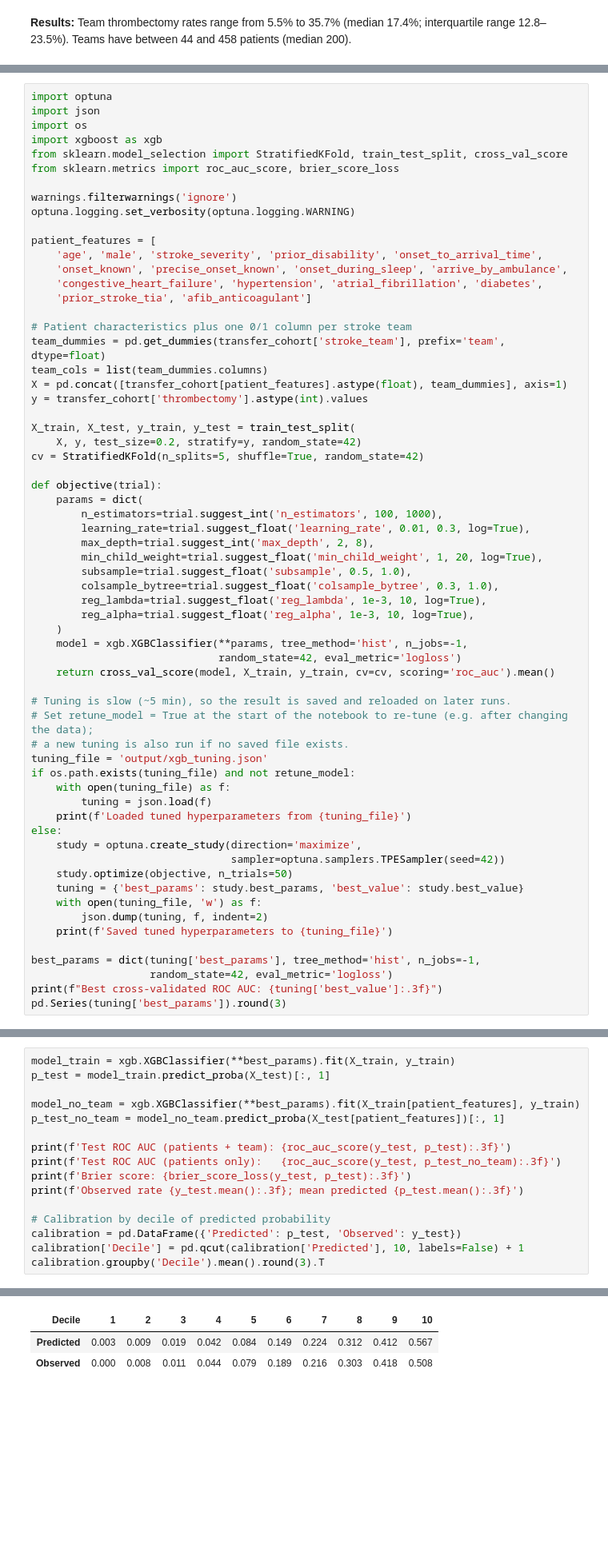
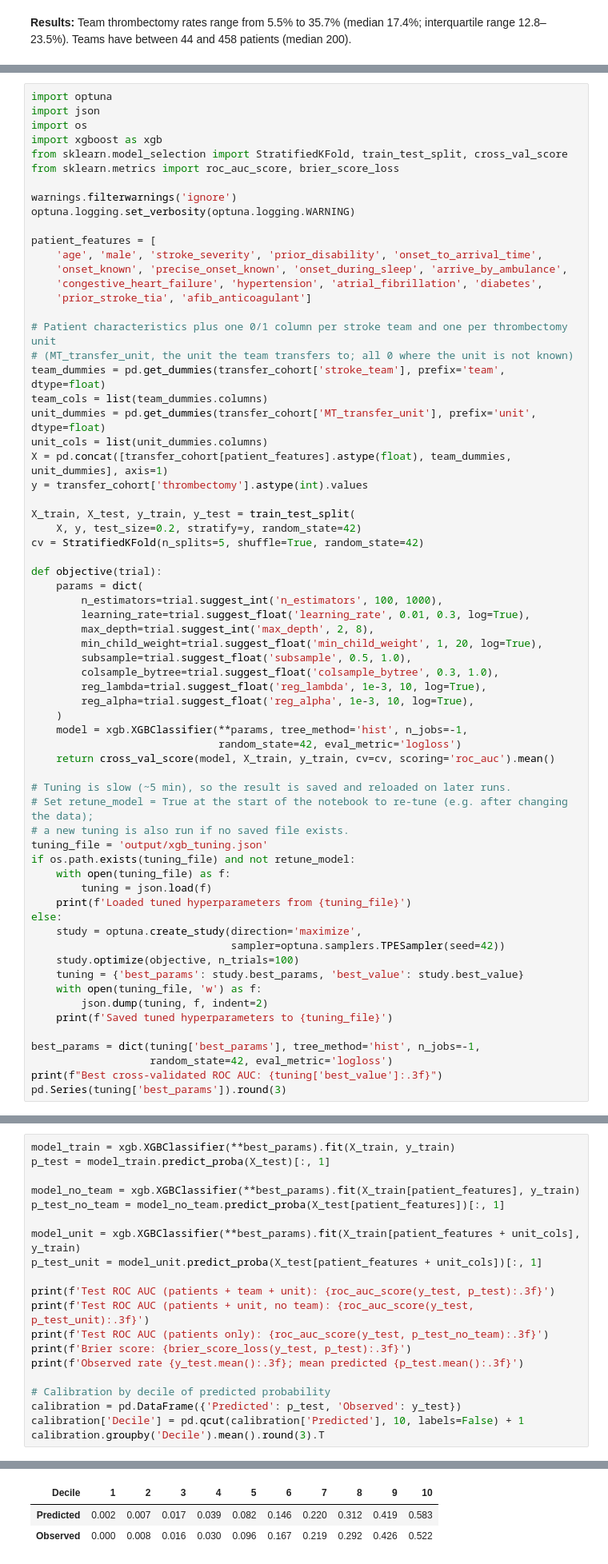
Before and after one commit to samuel-book/samuel-3, a Jupyter notebook: 1_descriptive_stats/02_thrombctomy.ipynb, the cells around one changed output, grey strips where cells are left out. Shown at 80% size. Saved outputs shown, nothing was run; the diff lists cells and outputs as text; blank space fills up the shorter version.

```diff
--- a/1_descriptive_stats/02_thrombctomy.ipynb
+++ b/1_descriptive_stats/02_thrombctomy.ipynb
@@ -730,10 +742,13 @@ patient_features = [
     'congestive_heart_failure', 'hypertension', 'atrial_fibrillation', 'diabetes',
     'prior_stroke_tia', 'afib_anticoagulant']
 
-# Patient characteristics plus one 0/1 column per stroke team
+# Patient characteristics plus one 0/1 column per stroke team and one per thrombectomy unit
+# (MT_transfer_unit, the unit the team transfers to; all 0 where the unit is not known)
 team_dummies = pd.get_dummies(transfer_cohort['stroke_team'], prefix='team', dtype=float)
 team_cols = list(team_dummies.columns)
-X = pd.concat([transfer_cohort[patient_features].astype(float), team_dummies], axis=1)
+unit_dummies = pd.get_dummies(transfer_cohort['MT_transfer_unit'], prefix='unit', dtype=float)
+unit_cols = list(unit_dummies.columns)
+X = pd.concat([transfer_cohort[patient_features].astype(float), team_dummies, unit_dummies], axis=1)
 y = transfer_cohort['thrombectomy'].astype(int).values
 
 X_train, X_test, y_train, y_test = train_test_split(
@@ -766,7 +781,7 @@ if os.path.exists(tuning_file) and not retune_model:
 else:
     study = optuna.create_study(direction='maximize',
                                 sampler=optuna.samplers.TPESampler(seed=42))
-    study.optimize(objective, n_trials=50)
+    study.optimize(objective, n_trials=100)
     tuning = {'best_params': study.best_params, 'best_value': study.best_value}
     with open(tuning_file, 'w') as f:
         json.dump(tuning, f, indent=2)
@@ -801,8 +822,12 @@ p_test = model_train.predict_proba(X_test)[:, 1]
 model_no_team = xgb.XGBClassifier(**best_params).fit(X_train[patient_features], y_train)
 p_test_no_team = model_no_team.predict_proba(X_test[patient_features])[:, 1]
 
-print(f'Test ROC AUC (patients + team): {roc_auc_score(y_test, p_test):.3f}')
-print(f'Test ROC AUC (patients only):   {roc_auc_score(y_test, p_test_no_team):.3f}')
+model_unit = xgb.XGBClassifier(**best_params).fit(X_train[patient_features + unit_cols], y_train)
+p_test_unit = model_unit.predict_proba(X_test[patient_features + unit_cols])[:, 1]
+
+print(f'Test ROC AUC (patients + team + unit): {roc_auc_score(y_test, p_test):.3f}')
+print(f'Test ROC AUC (patients + unit, no team): {roc_auc_score(y_test, p_test_unit):.3f}')
+print(f'Test ROC AUC (patients only): {roc_auc_score(y_test, p_test_no_team):.3f}')
 print(f'Brier score: {brier_score_loss(y_test, p_test):.3f}')
 print(f'Observed rate {y_test.mean():.3f}; mean predicted {p_test.mean():.3f}')
 
@@ -818,4 +844,4 @@ Observed rate 0.178; mean predicted 0.182
 | Decile | 1 | 2 | 3 | 4 | 5 | 6 | 7 | 8 | 9 | 10 |
-| Predicted | 0.003 | 0.009 | 0.019 | 0.042 | 0.084 | 0.149 | 0.224 | 0.312 | 0.412 | 0.567 |
-| Observed | 0.000 | 0.008 | 0.011 | 0.044 | 0.079 | 0.189 | 0.216 | 0.303 | 0.418 | 0.508 |
+| Predicted | 0.002 | 0.007 | 0.017 | 0.039 | 0.082 | 0.146 | 0.220 | 0.312 | 0.419 | 0.583 |
+| Observed | 0.000 | 0.008 | 0.016 | 0.030 | 0.096 | 0.167 | 0.219 | 0.292 | 0.426 | 0.522 |
 # %% [markdown]
```
Also changed, not shown: parts of 59 cells of this notebook.
